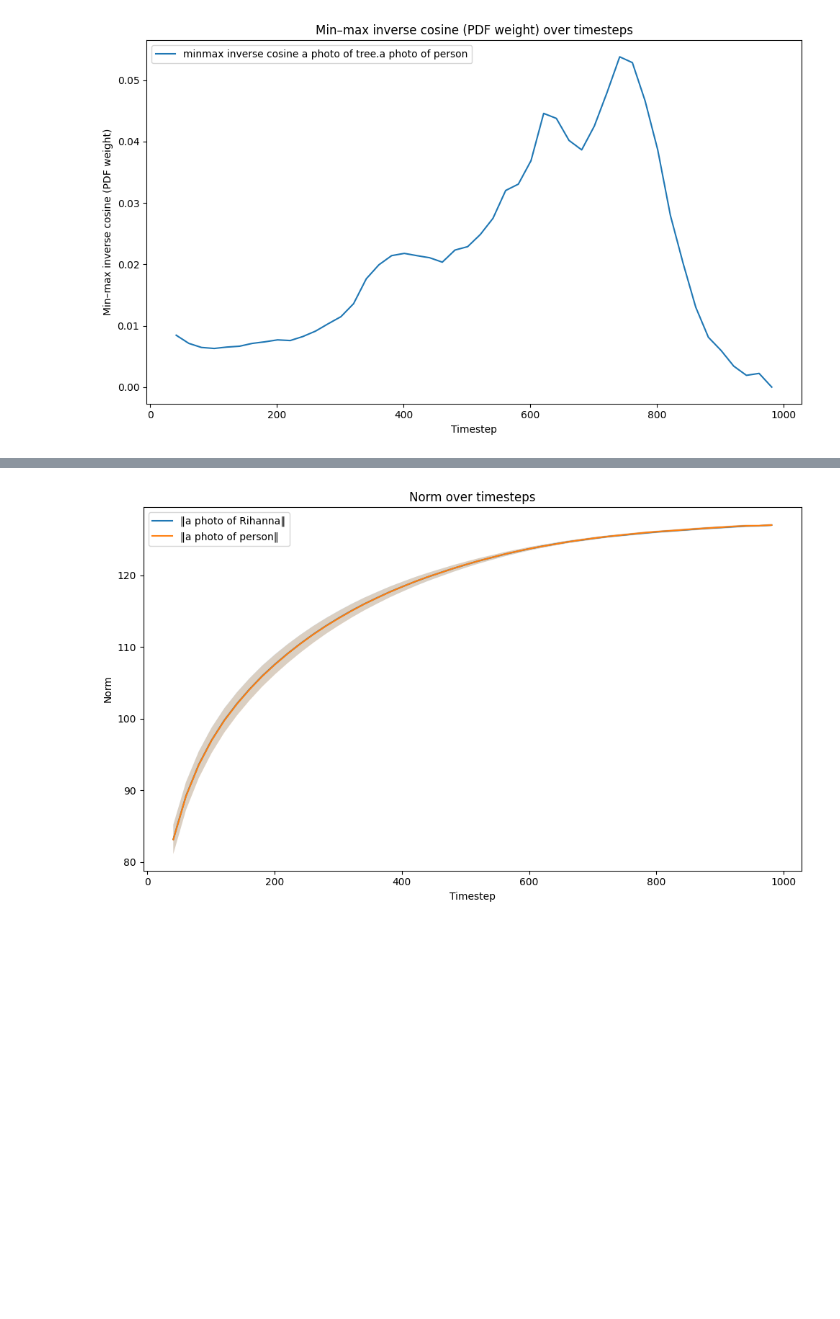
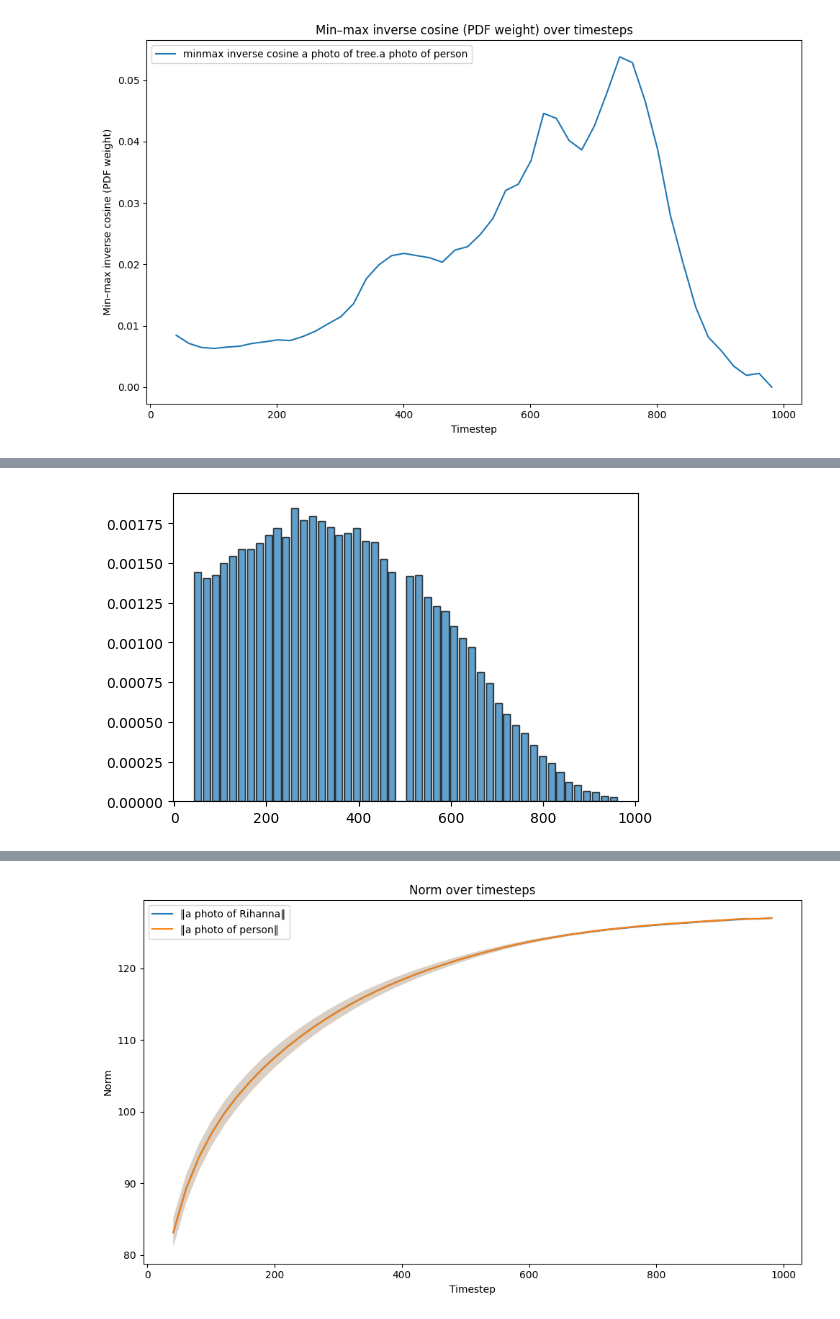
Before and after one commit to nessessence/UUL, a Jupyter notebook: sampling_stats.ipynb, the cells around one changed output, grey strips where cells are left out. Saved outputs shown, nothing was run; the diff lists cells and outputs as text; code cells hidden in the pictures; blank space fills up the shorter version.

```diff
--- a/sampling_stats.ipynb
+++ b/sampling_stats.ipynb
@@ -447,0 +505,14 @@ for erase_concept in ['a photo of Barrack Obama','a photo of Rihanna', "a photo
+# %%
+
+sampler_stats = torch.load(f'data_root/cache/compositional_latents/minmax_inverse_cosine_AllPerson.{general_concept}_zt_nT50.n50.bs10.seed999_{general_concept}.pt')
+
+n_sample = 100000
+samples = np.random.choice(sampler_stats['timesteps'], p=sampler_stats['probs'],size=n_sample)
+
+# Plot histogram of samples
+plt.figure(figsize=(6,4))
+counts, bins, patches = plt.hist(samples, bins=len(ts), density=True,
+                                 edgecolor="black", rwidth=0.8, alpha=0.7,
+                                 align='mid')
+# %% [output]
+[figure, added]
```
Also changed, not shown: parts of 10 cells of this notebook, 27 other files.
